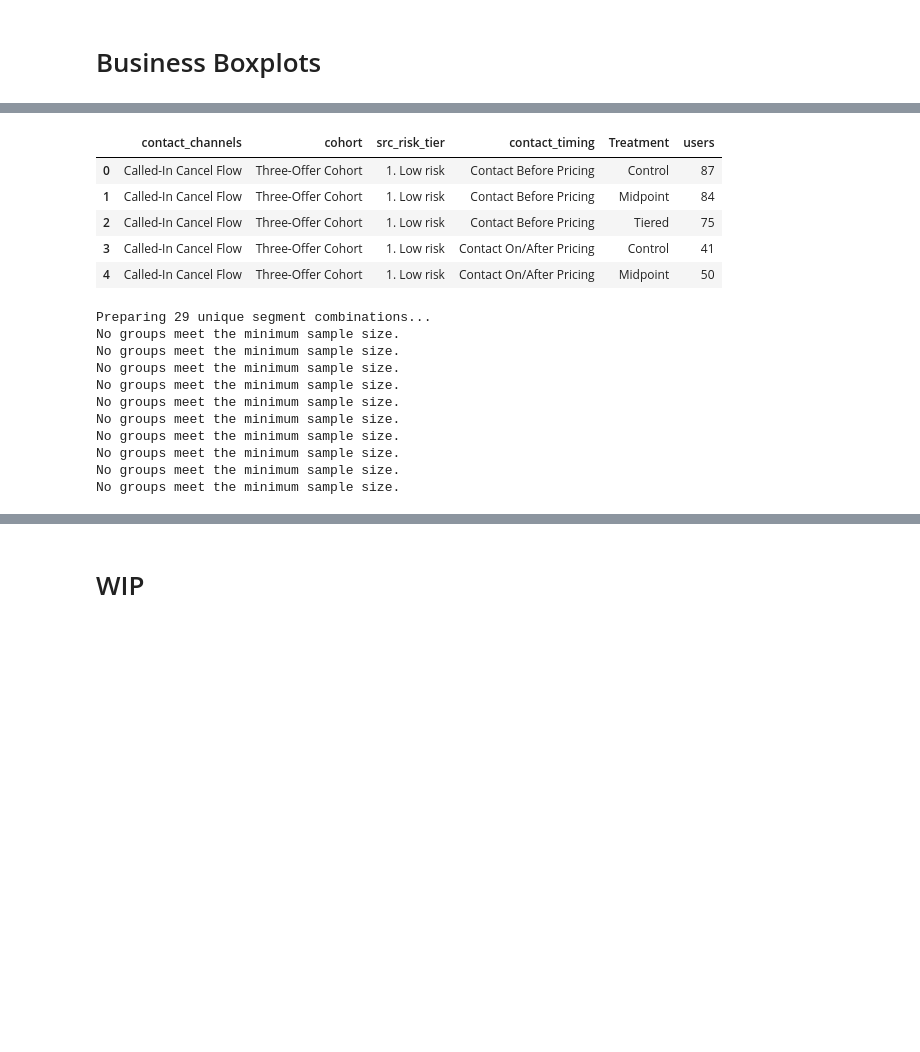
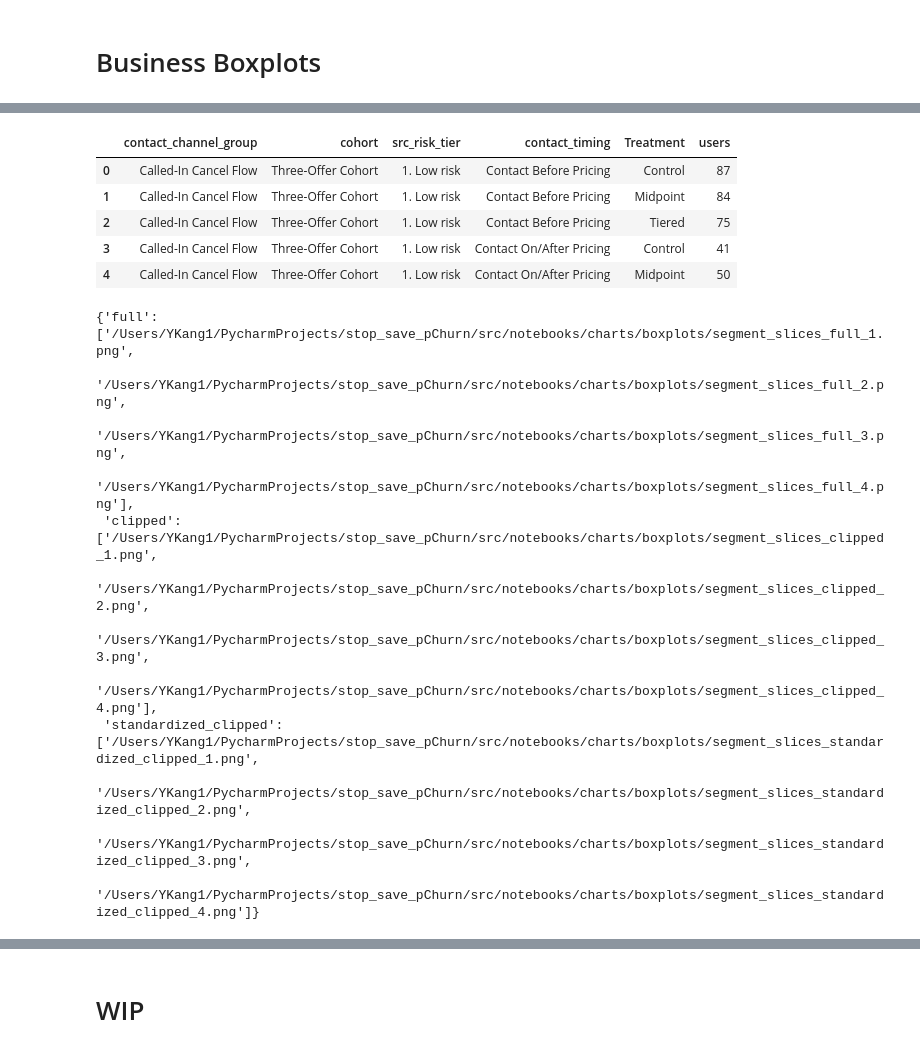
Before and after one commit to ying-gannett/stop_save_pChurn, a Jupyter notebook: src/notebooks/EDA.ipynb, the cells around one changed output, grey strips where cells are left out. Drawn from its saved outputs; the diff is of its cells as text; code cells hidden in the pictures; blank space fills up the shorter version.

```diff
--- a/src/notebooks/EDA.ipynb
+++ b/src/notebooks/EDA.ipynb
@@ -21,11 +17,14 @@ pd.set_option("display.float_format", "{:,.2f}".format)
 import sys
 from pathlib import Path
 
-SRC_DIR = Path.cwd().parent
-if str(SRC_DIR) not in sys.path:
-    sys.path.insert(0, str(SRC_DIR))
+PROJECT_ROOT = next(
+    path for path in (Path.cwd(), *Path.cwd().parents)
+    if (path / "pyproject.toml").exists()
+)
+if str(PROJECT_ROOT) not in sys.path:
+    sys.path.insert(0, str(PROJECT_ROOT))
 
-from eda_helpers import (
+from src.eda_helpers import (
     DEFAULT_PERCENTILES,
     build_distribution_summary,
     build_outlier_summary,
@@ -33,13 +32,13 @@ from eda_helpers import (
     cast_numeric_fields,
     plot_bucket_counts,
     plot_correlation_heatmap,
-    plot_full_and_clipped_boxplot,
+    plot_metric_boxplot_views,
     plot_histogram_with_log,
     plot_scatter_pairs,
     plot_slices_of_segments_boxplot,
 )
 
-CHART_DIR = Path("charts")
+CHART_DIR = PROJECT_ROOT / "src" / "notebooks" / "charts"
 # %% [markdown]
 # Statistic summary - Priced in April
 # %%
@@ -50,7 +49,7 @@ NUMERIC_FIELDS = [
     "frequency",
     "breadth",
     "tenure",
-    "tt_cost"
+    "tt_cost",
 ]
 SEGMENT_FIELDS = [
     "src_risk_tier",
@@ -59,12 +58,12 @@ SEGMENT_FIELDS = [
     "contact_channel",
     "status",
     "contact_timing",
-    "repeatedly_called"
+    "repeatedly_called",
 ]
 IDS = [
     "billing_account",
     "id_subscrip",
-    "email_date"
+    "email_date",
 ]
 
 client = bigquery.Client(project=PROJECT_ID)
@@ -73,12 +72,17 @@ query = f"""
 SELECT
   {", ".join(NUMERIC_FIELDS + SEGMENT_FIELDS + IDS)}
 FROM `{TABLE_ID}`
-where email_date < '2026-05-01'
+WHERE email_date < '2026-05-01'
 """
 df = client.query(query).to_dataframe()
 df = cast_numeric_fields(df, NUMERIC_FIELDS)
-df['contact_channels'] = df['contact_channel'].replace({'Online first': 'Contacted both ways', 'Called-In first': 'Contacted both ways'})
-df['src_risk_tier'] = df['src_risk_tier']+' risk'
+df["contact_channel_group"] = df["contact_channel"].replace(
+    {
+        "Online first": "Contacted both ways",
+        "Called-In first": "Contacted both ways",
+    }
+)
+df["src_risk_tier"] = df["src_risk_tier"] + " risk"
 df_action = df[df["status"].ne("No Action yet")].copy()
 df_no_action = df[df["status"].eq("No Action yet")].copy()
 df_save = df[df["status"].eq("saved")].copy()
@@ -322,32 +328,40 @@ Outlier Summary for Saved users:
 # %%
 # Slices of Segments boxplots
-slice_fields=["contact_channels", "cohort", "src_risk_tier", "contact_timing"]
+slice_fields = [
+    "contact_channel_group",
+    "cohort",
+    "src_risk_tier",
+    "contact_timing",
+]
 res = plot_slices_of_segments_boxplot(
     df_action,
     metrics=NUMERIC_FIELDS,
     slice_fields=slice_fields,
     chart_folder=str(CHART_DIR / "boxplots"),
     full_file_name="segment_slices_full.png",
     clipped_file_name="segment_slices_clipped.png",
     standardized_clipped_file_name="segment_slices_standardized_clipped.png",
     slices_per_file=6,
-    n_cols=2
+    n_cols=2,
 )
+display(res.head())
+res.attrs["saved_paths"]
 # %% [output]
-|  | contact_channels | cohort | src_risk_tier | contact_timing | Treatment | users |
+|  | contact_channel_group | cohort | src_risk_tier | contact_timing | Treatment | users |
 | 0 | Called-In Cancel Flow | Three-Offer Cohort | 1. Low risk | Contact Before Pricing | Control | 87 |
 | 1 | Called-In Cancel Flow | Three-Offer Cohort | 1. Low risk | Contact Before Pricing | Midpoint | 84 |
 | 2 | Called-In Cancel Flow | Three-Offer Cohort | 1. Low risk | Contact Before Pricing | Tiered | 75 |
 | 3 | Called-In Cancel Flow | Three-Offer Cohort | 1. Low risk | Contact On/After Pricing | Control | 41 |
 | 4 | Called-In Cancel Flow | Three-Offer Cohort | 1. Low risk | Contact On/After Pricing | Midpoint | 50 |
-Preparing 29 unique segment combinations...
-No groups meet the minimum sample size.
-No groups meet the minimum sample size.
-No groups meet the minimum sample size.
-No groups meet the minimum sample size.
-No groups meet the minimum sample size.
-No groups meet the minimum sample size.
-No groups meet the minimum sample size.
-No groups meet the minimum sample size.
-No groups meet the minimum sample size.
-No groups meet the minimum sample size.
+{'full': ['/Users/YKang1/PycharmProjects/stop_save_pChurn/src/notebooks/charts/boxplots/segment_slices_full_1.png',
+  '/Users/YKang1/PycharmProjects/stop_save_pChurn/src/notebooks/charts/boxplots/segment_slices_full_2.png',
+  '/Users/YKang1/PycharmProjects/stop_save_pChurn/src/notebooks/charts/boxplots/segment_slices_full_3.png',
+  '/Users/YKang1/PycharmProjects/stop_save_pChurn/src/notebooks/charts/boxplots/segment_slices_full_4.png'],
+ 'clipped': ['/Users/YKang1/PycharmProjects/stop_save_pChurn/src/notebooks/charts/boxplots/segment_slices_clipped_1.png',
+  '/Users/YKang1/PycharmProjects/stop_save_pChurn/src/notebooks/charts/boxplots/segment_slices_clipped_2.png',
+  '/Users/YKang1/PycharmProjects/stop_save_pChurn/src/notebooks/charts/boxplots/segment_slices_clipped_3.png',
+  '/Users/YKang1/PycharmProjects/stop_save_pChurn/src/notebooks/charts/boxplots/segment_slices_clipped_4.png'],
+ 'standardized_clipped': ['/Users/YKang1/PycharmProjects/stop_save_pChurn/src/notebooks/charts/boxplots/segment_slices_standardized_clipped_1.png',
+  '/Users/YKang1/PycharmProjects/stop_save_pChurn/src/notebooks/charts/boxplots/segment_slices_standardized_clipped_2.png',
+  '/Users/YKang1/PycharmProjects/stop_save_pChurn/src/notebooks/charts/boxplots/segment_slices_standardized_clipped_3.png',
+  '/Users/YKang1/PycharmProjects/stop_save_pChurn/src/notebooks/charts/boxplots/segment_slices_standardized_clipped_4.png']}
```
Also changed, not shown: parts of 12 cells of this notebook, 3 other files.
